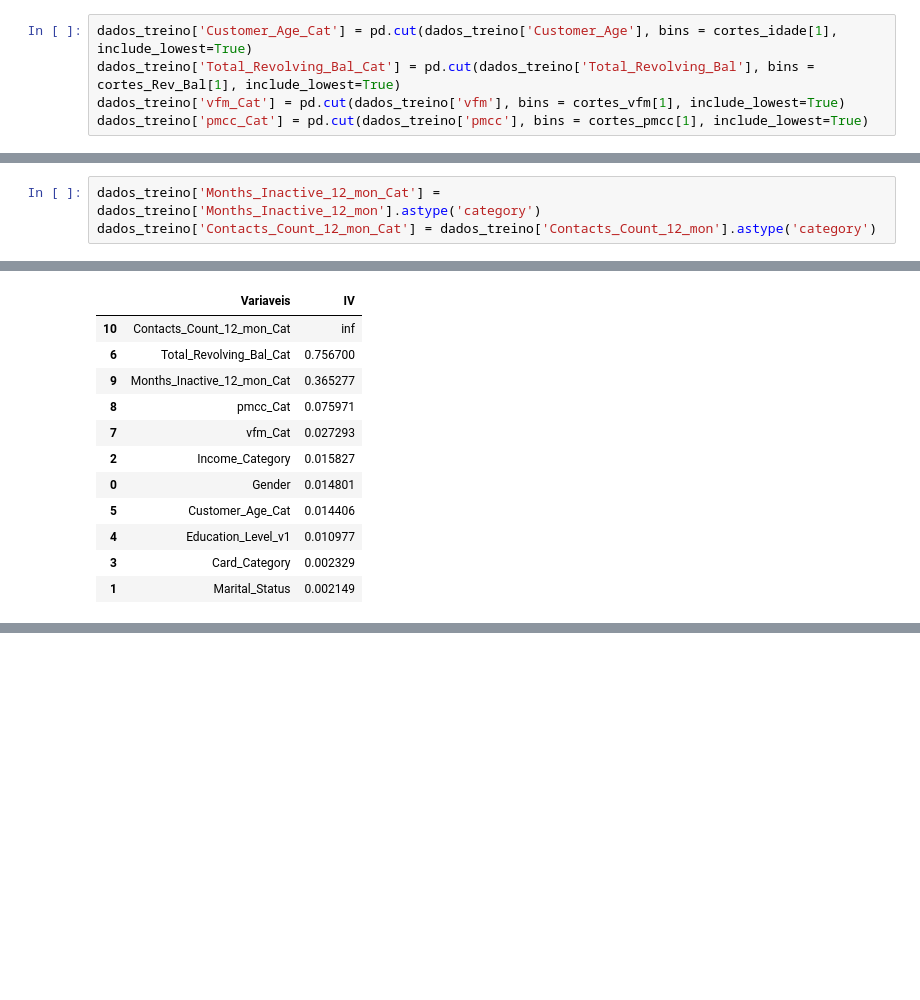
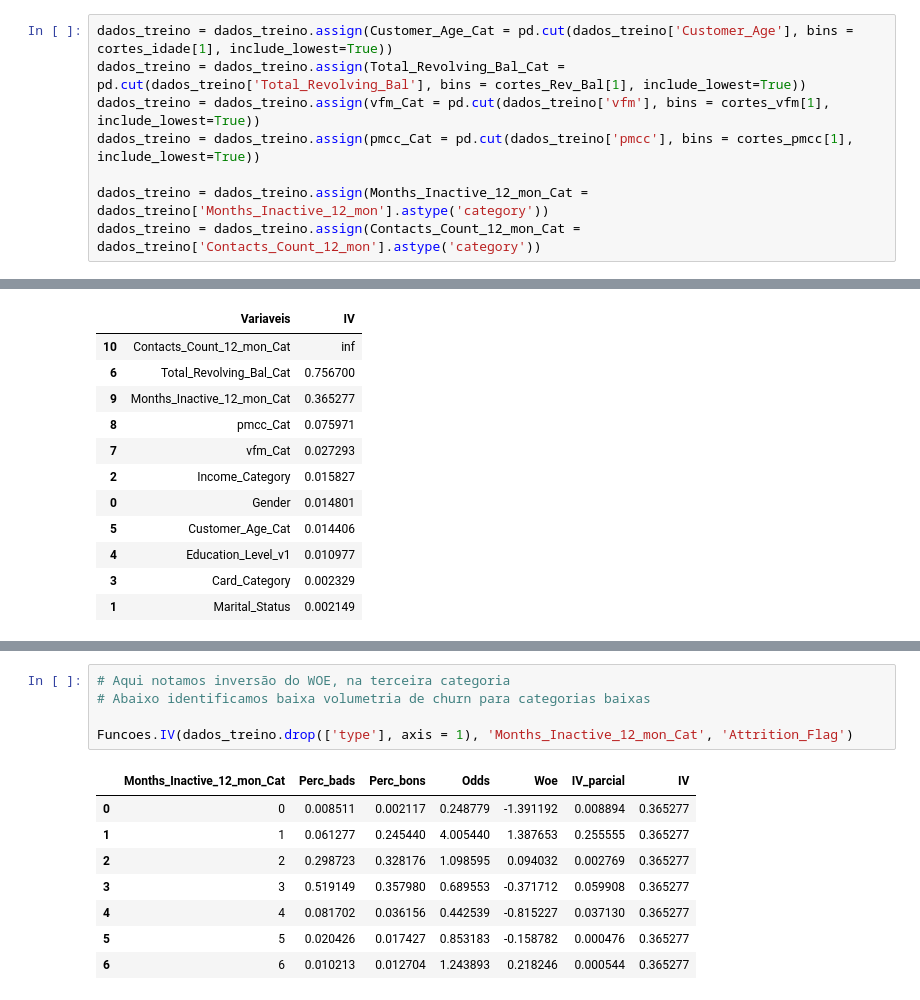
Before and after one commit to HugoCalegari/Estudo_Cartao_Credito, a Jupyter notebook: vCartao_Credito/1.Variaveis/0.Preprocessamento.ipynb, the cells around one changed output, grey strips where cells are left out. Cells and saved outputs as stored; diff of their text form; blank space fills up the shorter version.

Commit message:
[Fix] Ajuste das categorias para cálculo do IV

```diff
--- a/vCartao_Credito/1.Variaveis/0.Preprocessamento.ipynb
+++ b/vCartao_Credito/1.Variaveis/0.Preprocessamento.ipynb
@@ -137,7 +142,10 @@ cortes_Rev_Bal = Funcoes.Categorizacao(dados_treino, 3, 'Total_Revolving_Bal')
 cortes_vfm = Funcoes.Categorizacao(dados_treino, 3, 'vfm')
 cortes_pmcc = Funcoes.Categorizacao(dados_treino, 3, 'pmcc')
 # %%
-dados_treino['Customer_Age_Cat'] = pd.cut(dados_treino['Customer_Age'], bins = cortes_idade[1], include_lowest=True)
-dados_treino['Total_Revolving_Bal_Cat'] = pd.cut(dados_treino['Total_Revolving_Bal'], bins = cortes_Rev_Bal[1], include_lowest=True)
-dados_treino['vfm_Cat'] = pd.cut(dados_treino['vfm'], bins = cortes_vfm[1], include_lowest=True)
-dados_treino['pmcc_Cat'] = pd.cut(dados_treino['pmcc'], bins = cortes_pmcc[1], include_lowest=True)
+dados_treino = dados_treino.assign(Customer_Age_Cat = pd.cut(dados_treino['Customer_Age'], bins = cortes_idade[1], include_lowest=True))
+dados_treino = dados_treino.assign(Total_Revolving_Bal_Cat = pd.cut(dados_treino['Total_Revolving_Bal'], bins = cortes_Rev_Bal[1], include_lowest=True))
+dados_treino = dados_treino.assign(vfm_Cat = pd.cut(dados_treino['vfm'], bins = cortes_vfm[1], include_lowest=True))
+dados_treino = dados_treino.assign(pmcc_Cat = pd.cut(dados_treino['pmcc'], bins = cortes_pmcc[1], include_lowest=True))
+
+dados_treino = dados_treino.assign(Months_Inactive_12_mon_Cat = dados_treino['Months_Inactive_12_mon'].astype('category'))
+dados_treino = dados_treino.assign(Contacts_Count_12_mon_Cat = dados_treino['Contacts_Count_12_mon'].astype('category'))
@@ -165,3 +151,0 @@ See the caveats in the documentation: https://pandas.pydata.org/pandas-docs/stab
-# %%
-dados_treino['Months_Inactive_12_mon_Cat'] = dados_treino['Months_Inactive_12_mon'].astype('category')
-dados_treino['Contacts_Count_12_mon_Cat'] = dados_treino['Contacts_Count_12_mon'].astype('category')
@@ -203,0 +206,14 @@ Funcoes.IV_lista_variaveis(dados_treino.drop(['type'], axis = 1), 'Attrition_Fla
+# %%
+# Aqui notamos inversão do WOE, na terceira categoria
+# Abaixo identificamos baixa volumetria de churn para categorias baixas
+
+Funcoes.IV(dados_treino.drop(['type'], axis = 1), 'Months_Inactive_12_mon_Cat', 'Attrition_Flag')
+# %% [output]
+|  | Months_Inactive_12_mon_Cat | Perc_bads | Perc_bons | Odds | Woe | IV_parcial | IV |
+| 0 | 0 | 0.008511 | 0.002117 | 0.248779 | -1.391192 | 0.008894 | 0.365277 |
+| 1 | 1 | 0.061277 | 0.245440 | 4.005440 | 1.387653 | 0.255555 | 0.365277 |
+| 2 | 2 | 0.298723 | 0.328176 | 1.098595 | 0.094032 | 0.002769 | 0.365277 |
+| 3 | 3 | 0.519149 | 0.357980 | 0.689553 | -0.371712 | 0.059908 | 0.365277 |
+| 4 | 4 | 0.081702 | 0.036156 | 0.442539 | -0.815227 | 0.037130 | 0.365277 |
+| 5 | 5 | 0.020426 | 0.017427 | 0.853183 | -0.158782 | 0.000476 | 0.365277 |
+| 6 | 6 | 0.010213 | 0.012704 | 1.243893 | 0.218246 | 0.000544 | 0.365277 |
```
Also changed, not shown: parts of 23 cells of this notebook.
